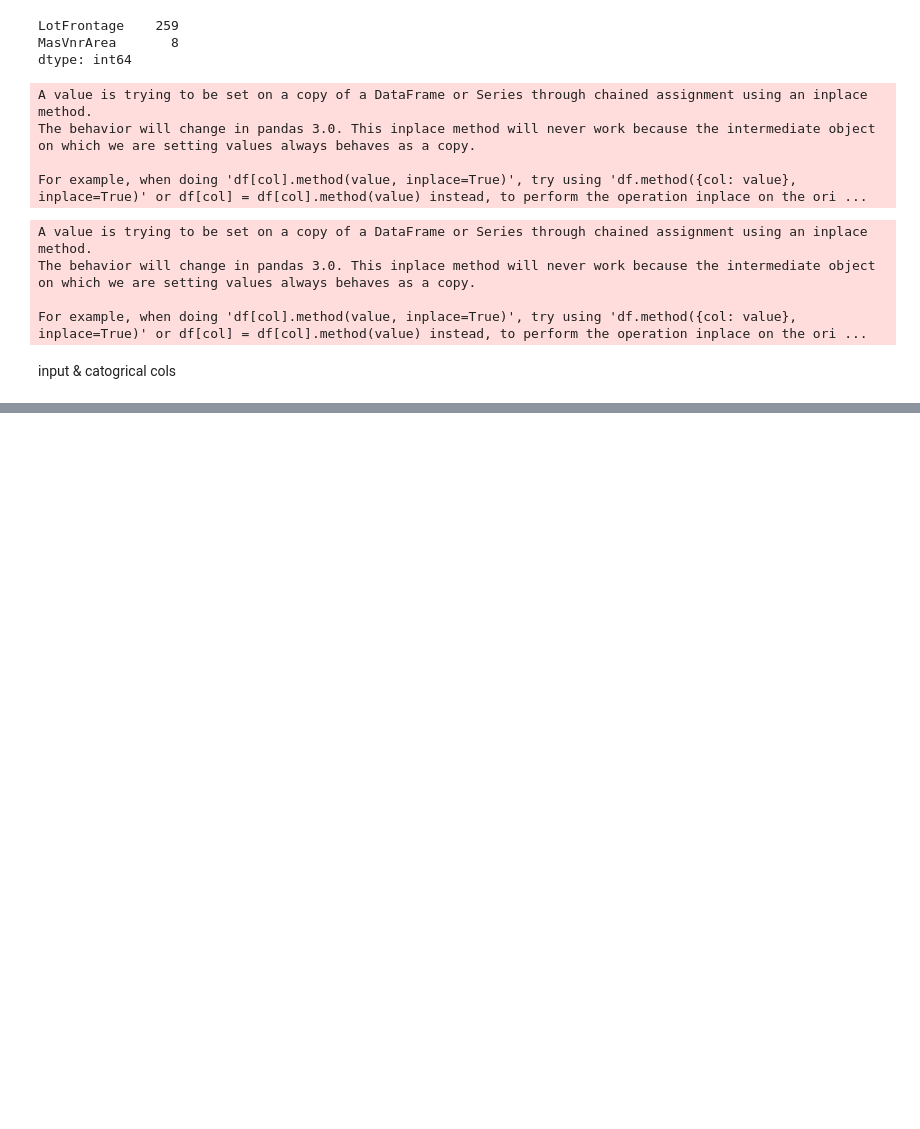
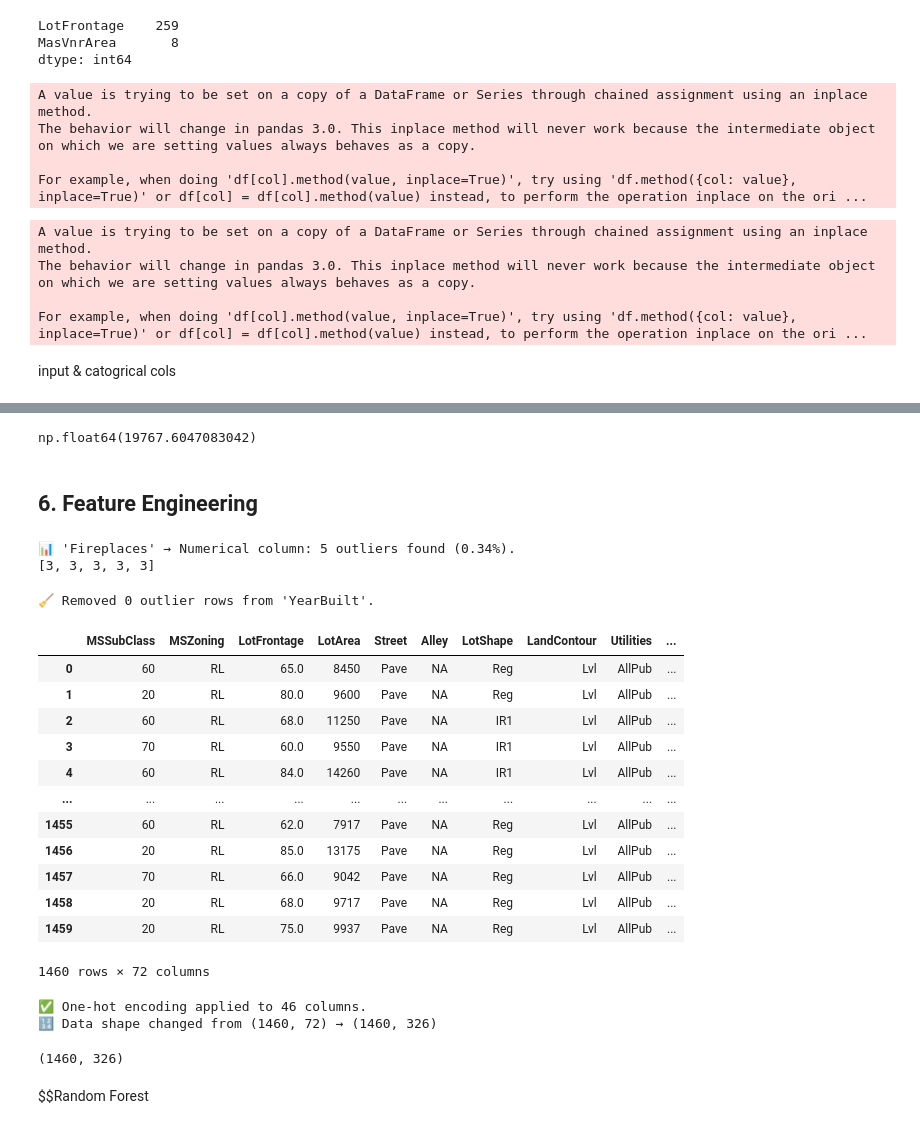
Before and after one commit to Kiranjeet28/Home_price-ML-model, a Jupyter notebook: code.ipynb, the cells around one changed output, grey strips where cells are left out. Drawn from its saved outputs; the diff is of its cells as text; code cells hidden in the pictures; blank space fills up the shorter version.

```diff
--- a/code.ipynb
+++ b/code.ipynb
@@ -161,0 +352,8 @@ input_col, output_col, numerical_cols, categorical_cols = Input_Categorical_Cols
+# %%
+mse = mean_squared_error(y, train_preds)
+rmse = np.sqrt(mse)
+rmse
+# %% [output]
+np.float64(19767.6047083042)
+# %% [markdown]
+## 6. Feature Engineering
@@ -161,0 +434,65 @@ input_col, output_col, numerical_cols, categorical_cols = Input_Categorical_Cols
+# %%
+result_num = analyze_column(data_df, 'Fireplaces')
+print(result_num['outliers'][:10])
+# %% [output]
+📊 'Fireplaces' → Numerical column: 5 outliers found (0.34%).
+[3, 3, 3, 3, 3]
+# %%
+## function to drop outlier
+def drop_outlier_rows(df, col_name, analysis_result):
+    """
+    Drops rows from a DataFrame that contain outlier values
+    based on the analyze_column() output.
+
+    Parameters:
+        df (pd.DataFrame): The original DataFrame.
+        col_name (str): Column name where outliers were detected.
+        analysis_result (dict): Output from analyze_column() function.
+
+    Returns:
+        pd.DataFrame: A new DataFrame with outlier rows removed.
+    """
+    if not analysis_result or analysis_result.get("type") != "numerical":
+        print("❌ The provided result does not contain numerical outlier data.")
+        return df
+
+    outlier_values = analysis_result.get("outliers", [])
+
+    if not outlier_values:
+        print(f"✅ No outliers found in '{col_name}'. Nothing to drop.")
+        return df
+
+    # Drop rows where column value is one of the outliers
+    initial_count = len(df)
+    df_cleaned = df[~df[col_name].isin(outlier_values)].copy()
+    removed_count = initial_count - len(df_cleaned)
+
+    print(f"🧹 Removed {removed_count} outlier rows from '{col_name}'.")
+
+    return df_cleaned
+# %%
+drop_outlier_rows(data_df, 'YearBuilt', result_num)
+# %% [output]
+🧹 Removed 0 outlier rows from 'YearBuilt'.
+|  | MSSubClass | MSZoning | LotFrontage | LotArea | Street | Alley | LotShape | LandContour | Utilities | ... |
+| 0 | 60 | RL | 65.0 | 8450 | Pave | NA | Reg | Lvl | AllPub | ... |
+| 1 | 20 | RL | 80.0 | 9600 | Pave | NA | Reg | Lvl | AllPub | ... |
+| 2 | 60 | RL | 68.0 | 11250 | Pave | NA | IR1 | Lvl | AllPub | ... |
+| 3 | 70 | RL | 60.0 | 9550 | Pave | NA | IR1 | Lvl | AllPub | ... |
+| 4 | 60 | RL | 84.0 | 14260 | Pave | NA | IR1 | Lvl | AllPub | ... |
+| ... | ... | ... | ... | ... | ... | ... | ... | ... | ... | ... |
+| 1455 | 60 | RL | 62.0 | 7917 | Pave | NA | Reg | Lvl | AllPub | ... |
+| 1456 | 20 | RL | 85.0 | 13175 | Pave | NA | Reg | Lvl | AllPub | ... |
+| 1457 | 70 | RL | 66.0 | 9042 | Pave | NA | Reg | Lvl | AllPub | ... |
+| 1458 | 20 | RL | 68.0 | 9717 | Pave | NA | Reg | Lvl | AllPub | ... |
+| 1459 | 20 | RL | 75.0 | 9937 | Pave | NA | Reg | Lvl | AllPub | ... |
+1460 rows × 72 columns
+# %%
+df_encoded = one_hot_encode_all(train_df, categorical_cols)
+# %% [output]
+✅ One-hot encoding applied to 46 columns.
+🔢 Data shape changed from (1460, 72) → (1460, 326)
+# %%
+df_encoded.shape
+# %% [output]
+(1460, 326)
@@ -161,0 +504,2 @@ input_col, output_col, numerical_cols, categorical_cols = Input_Categorical_Cols
+# %% [markdown]
+$$Random Forest
```
Also changed, not shown: parts of 39 cells of this notebook.
